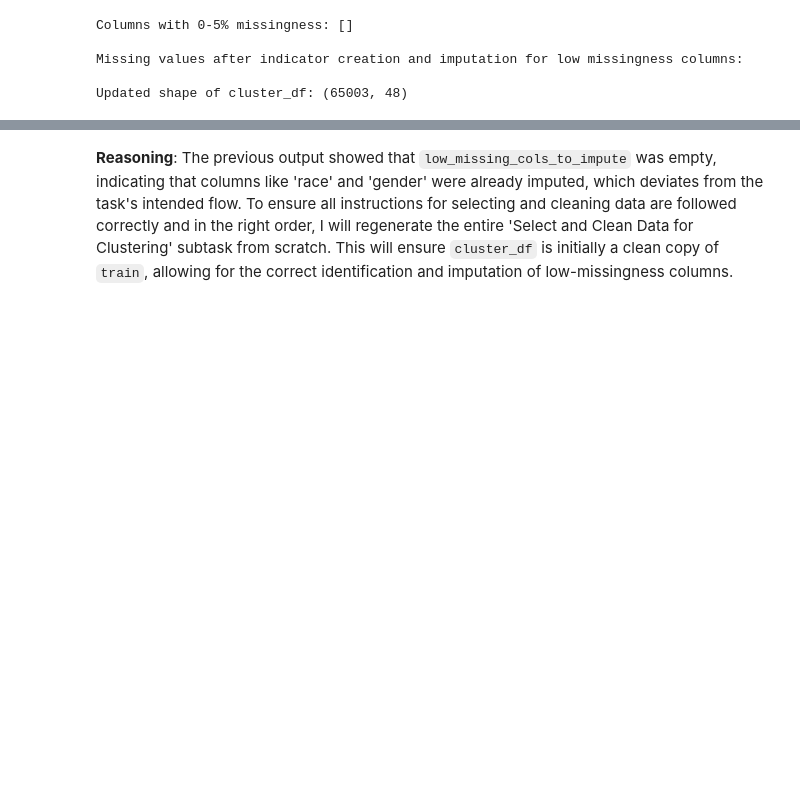
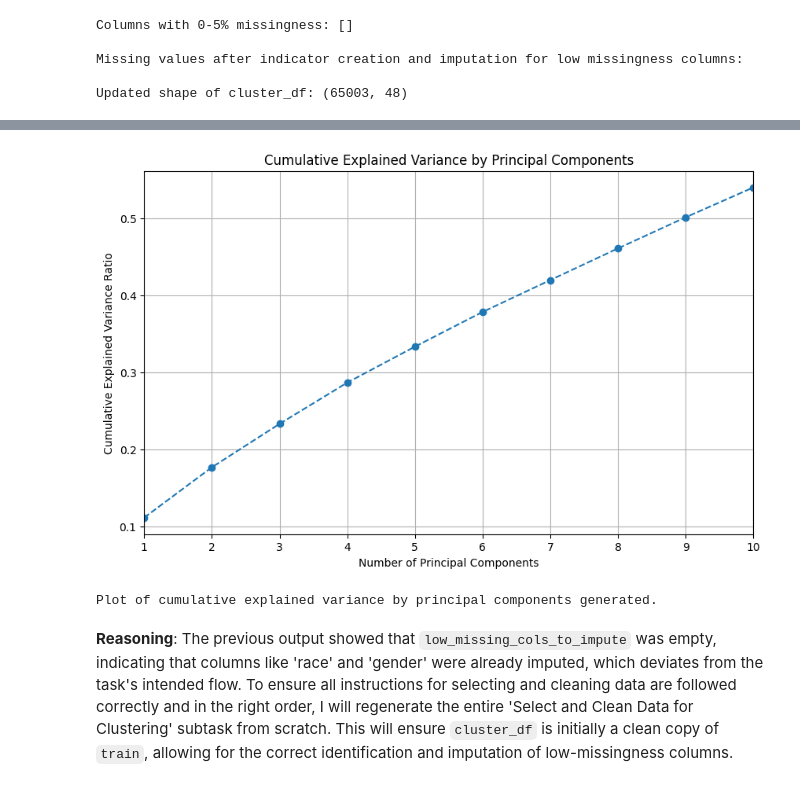
Before and after one commit to joezein71/AIHC-5010-Winter-2026, a Jupyter notebook: 20260122_assignment1_colab_workflow_zein.ipynb, the cells around one changed output, grey strips where cells are left out. Drawn from its saved outputs; the diff is of its cells as text; code cells hidden in the pictures; blank space fills up the shorter version.

```diff
--- a/20260122_assignment1_colab_workflow_zein.ipynb
+++ b/20260122_assignment1_colab_workflow_zein.ipynb
@@ -2973,3 +2990,35 @@ Updated shape of cluster_df: (65003, 48)
+# %%
+from sklearn.decomposition import PCA
+import matplotlib.pyplot as plt
+import numpy as np
+
+# Perform PCA to get explained variance for a range of components
+# Specify n_components=10 to only compute the first 10 PCs for efficiency
+pca = PCA(n_components=10)
+pca.fit(cluster_data_scaled)
+
+# Calculate cumulative explained variance
+cum_explained_variance = np.cumsum(pca.explained_variance_ratio_)
+
+# Plot the proportion of explained variance
+plt.figure(figsize=(10, 6))
+plt.plot(range(1, len(cum_explained_variance) + 1), cum_explained_variance, marker='o', linestyle='--')
+plt.title('Cumulative Explained Variance by Principal Components')
+plt.xlabel('Number of Principal Components')
+plt.ylabel('Cumulative Explained Variance Ratio')
+plt.grid(True)
+
+# Limit x-axis to 10 components or fewer if there are less than 10 components
+max_components_to_show = min(10, len(cum_explained_variance))
+plt.xticks(range(1, max_components_to_show + 1))
+plt.xlim(1, max_components_to_show) # Ensure the plot doesn't go beyond 10 components
+
+plt.show()
+
+print("Plot of cumulative explained variance by principal components generated.")
+# %% [output]
+[figure, added]
+Plot of cumulative explained variance by principal components generated.
 # %% [markdown]
 **Reasoning**:
 The previous output showed that `low_missing_cols_to_impute` was empty, indicating that columns like 'race' and 'gender' were already imputed, which deviates from the task's intended flow. To ensure all instructions for selecting and cleaning data are followed correctly and in the right order, I will regenerate the entire 'Select and Clean Data for Clustering' subtask from scratch. This will ensure `cluster_df` is initially a clean copy of `train`, allowing for the correct identification and imputation of low-missingness columns.
```
Also changed, not shown: parts of 2 cells of this notebook.
